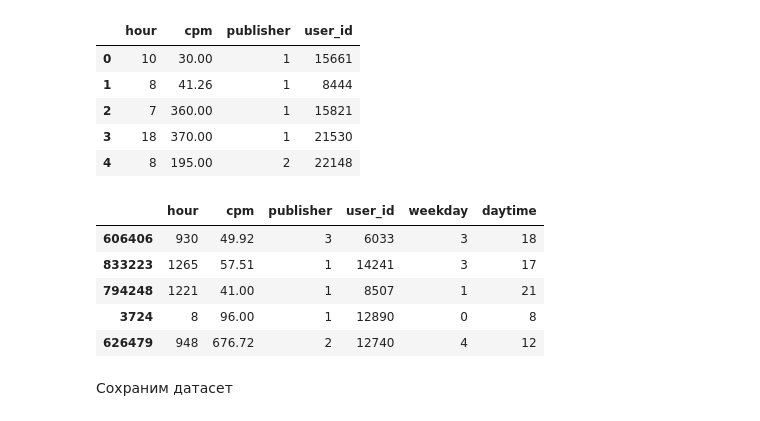
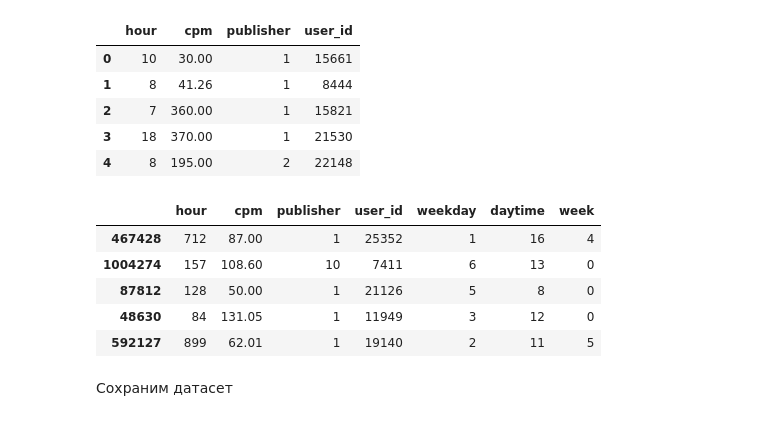
Before and after one commit to EgorChernov5/VILLKA, a Jupyter notebook: notebooks/pretty_preprocessing.ipynb, the cells around one changed output. Cells and saved outputs as stored; diff of their text form; code cells hidden in the pictures.

```diff
--- a/notebooks/pretty_preprocessing.ipynb
+++ b/notebooks/pretty_preprocessing.ipynb
@@ -218,8 +218,12 @@ def check_features_with_targets_conversion(features_df, target_dfs, save_dir_pat
 # %% [markdown]
 # Load data
 # %%
-user_ds_path = os.path.join(INPUT_DATA_PATH, "Предсказание количества просмотров рекламы/users.tsv")
-history_ds_path = os.path.join(INPUT_DATA_PATH, "Предсказание количества просмотров рекламы/history.tsv")
-validate_ds_path = os.path.join(INPUT_DATA_PATH, "Предсказание количества просмотров рекламы/validate.tsv")
+user_ds_path = os.path.join(INPUT_DATA_PATH, "users.tsv")
+history_ds_path = os.path.join(INPUT_DATA_PATH, "history.tsv")
+validate_ds_path = os.path.join(INPUT_DATA_PATH, "validate.tsv")
+validate_answers_ds_path = os.path.join(INPUT_DATA_PATH, "validate_answers.tsv")
 
-validate_answers_ds_path = os.path.join(INPUT_DATA_PATH, "Предсказание количества просмотров рекламы/validate_answers.tsv")
+user_ds = pd.read_csv(user_ds_path, sep="\t")
+history_ds = pd.read_csv(history_ds_path, sep="\t")
+validate_ds = pd.read_csv(validate_ds_path, sep="\t")
+validate_answers_ds = pd.read_csv(validate_answers_ds_path, sep="\t")
@@ -981,14 +991,15 @@ history_ds.head()
 # %%
 history_ds["weekday"] = history_ds["hour"].apply(hour_to_weekday)
 history_ds["daytime"] = history_ds["hour"].apply(hour_to_daytime)
+history_ds["week"] = history_ds["hour"]//24//7
 history_ds.sample(5)
 # %% [output]
-|  | hour | cpm | publisher | user_id | weekday | daytime |
-| 606406 | 930 | 49.92 | 3 | 6033 | 3 | 18 |
-| 833223 | 1265 | 57.51 | 1 | 14241 | 3 | 17 |
-| 794248 | 1221 | 41.00 | 1 | 8507 | 1 | 21 |
-| 3724 | 8 | 96.00 | 1 | 12890 | 0 | 8 |
-| 626479 | 948 | 676.72 | 2 | 12740 | 4 | 12 |
+|  | hour | cpm | publisher | user_id | weekday | daytime | week |
+| 467428 | 712 | 87.00 | 1 | 25352 | 1 | 16 | 4 |
+| 1004274 | 157 | 108.60 | 10 | 7411 | 6 | 13 | 0 |
+| 87812 | 128 | 50.00 | 1 | 21126 | 5 | 8 | 0 |
+| 48630 | 84 | 131.05 | 1 | 11949 | 3 | 12 | 0 |
+| 592127 | 899 | 62.01 | 1 | 19140 | 2 | 11 | 5 |
 # %% [markdown]
 Сохраним датасет
 # %%
```
Also changed, not shown: parts of 15 cells of this notebook, 3 other files.
